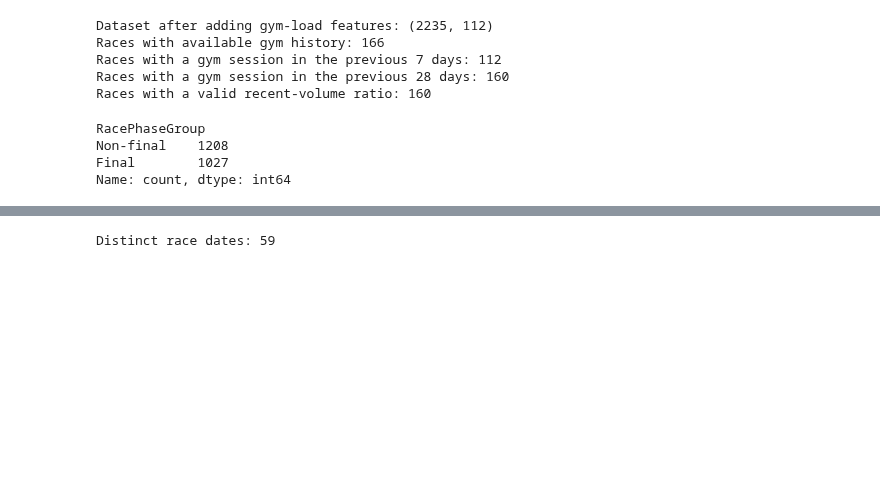
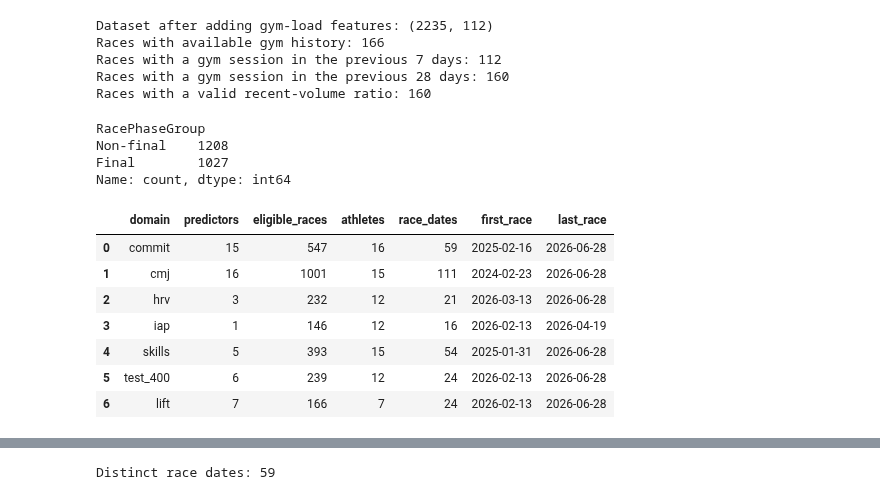
Before and after one commit to asanoufi/test-github, a Jupyter notebook: Model_1.ipynb, the cells around one changed output, grey strips where cells are left out. Saved outputs shown, nothing was run; the diff lists cells and outputs as text; code cells hidden in the pictures; blank space fills up the shorter version.

Commit message:
Started domain-by-domain analysis, trying on commit

```diff
--- a/Model_1.ipynb
+++ b/Model_1.ipynb
@@ -3166,3 +3166,68 @@ RacePhaseGroup
 Non-final    1208
 Final        1027
 Name: count, dtype: int64
+# %%
+#----------------------------------------------------
+#DEFINE THE ELIGIBLE RACE COHORT FOR EACH DATA DOMAIN
+#----------------------------------------------------
+
+#Each monitoring domain has a column indicating whether that domain
+#can provide meaningful information for a particular race.
+
+#A race is eligible for a domain comparison when this column is not missing.
+#The context-only and context-plus-domain models will then use exactly the same eligible races.
+
+DOMAIN_ELIGIBILITY_COLUMN = {
+    "commit": "distance_40d",
+    "cmj": "cmj_tests_40d",
+    "hrv": "hrv_observations_28d",
+    "iap": "iap_days_since_assessment",
+    "skills": "start_days_since_test",
+    "test_400": "test_400_days_since_test",
+    "lift": "lift_sessions_28d",
+}
+
+
+#Store a separate Boolean mask for each domain.
+
+#A Boolean mask is a column-like sequence of True and False values:
+  #True means that the race is eligible for that domain
+  #False means that it is not.
+DOMAIN_ELIGIBILITY_MASKS = {}
+
+cohort_summary = []
+
+for domain_name, eligibility_column in DOMAIN_ELIGIBILITY_COLUMN.items():
+
+    #.notna() returns True when the eligibility value is present and False when it is missing.
+    eligibility_mask = df_model[eligibility_column].notna()
+
+    DOMAIN_ELIGIBILITY_MASKS[domain_name] = eligibility_mask
+
+    #Temporarily select the eligible races so that we can inspect the cohort before fitting any models.
+    domain_data = df_model.loc[eligibility_mask]
+
+    cohort_summary.append({
+        "domain": domain_name,
+        "predictors": len(MONITORING_FEATURE_GROUPS[domain_name]),
+        "eligible_races": len(domain_data),
+        "athletes": domain_data["AthleteName"].nunique(),
+        "race_dates": domain_data["Date"].nunique(),
+        "first_race": domain_data["Date"].min(),
+        "last_race": domain_data["Date"].max(),
+    })
+
+
+#Convert the collected summaries into a readable table.
+domain_cohort_summary = pd.DataFrame(cohort_summary)
+
+domain_cohort_summary
+# %% [output]
+|  | domain | predictors | eligible_races | athletes | race_dates | first_race | last_race |
+| 0 | commit | 15 | 547 | 16 | 59 | 2025-02-16 | 2026-06-28 |
+| 1 | cmj | 16 | 1001 | 15 | 111 | 2024-02-23 | 2026-06-28 |
+| 2 | hrv | 3 | 232 | 12 | 21 | 2026-03-13 | 2026-06-28 |
+| 3 | iap | 1 | 146 | 12 | 16 | 2026-02-13 | 2026-04-19 |
+| 4 | skills | 5 | 393 | 15 | 54 | 2025-01-31 | 2026-06-28 |
+| 5 | test_400 | 6 | 239 | 12 | 24 | 2026-02-13 | 2026-06-28 |
+| 6 | lift | 7 | 166 | 7 | 24 | 2026-02-13 | 2026-06-28 |
```
Also changed, not shown: parts of 6 cells of this notebook, 1 other file.
